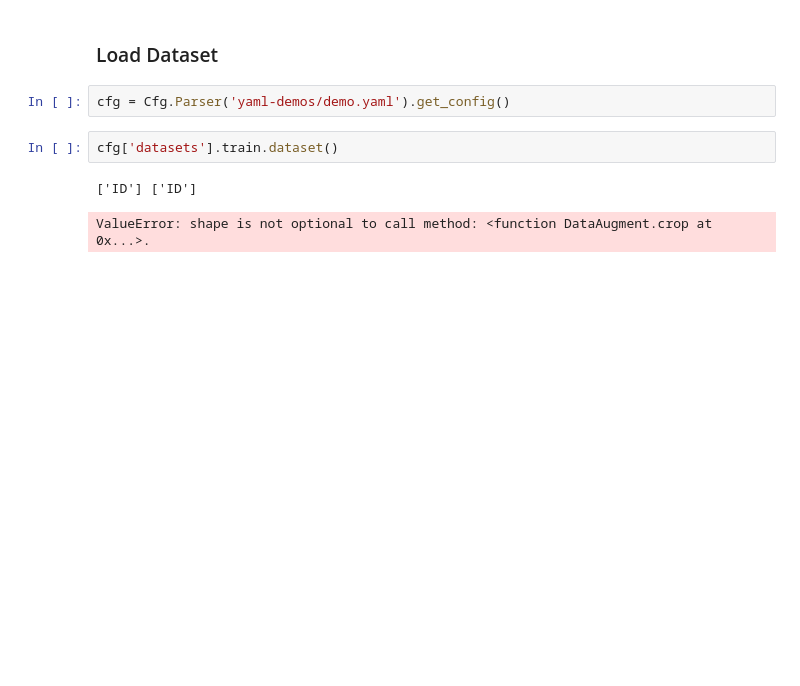
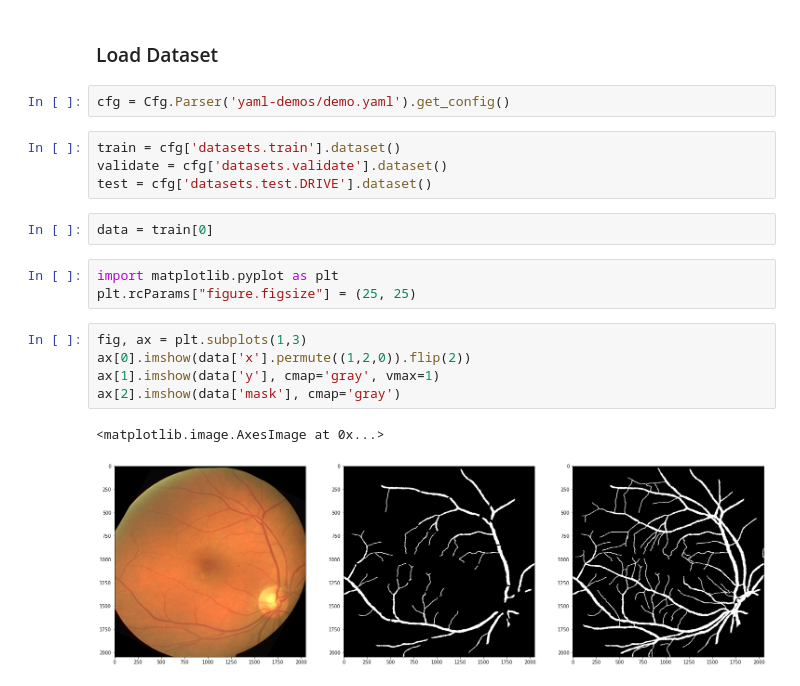
Before and after one commit to gabriel-lepetitaimon/nn-template, a Jupyter notebook: unit_test/DataAugmentation.ipynb, the cells around one changed output. Drawn from its saved outputs; the diff is of its cells as text; blank space fills up the shorter version.

```diff
--- a/unit_test/DataAugmentation.ipynb
+++ b/unit_test/DataAugmentation.ipynb
@@ -15,7 +15,19 @@ import nn_template.optuna
 # %%
 cfg = Cfg.Parser('yaml-demos/demo.yaml').get_config()
 # %%
-cfg['datasets'].train.dataset()
+train = cfg['datasets.train'].dataset()
+validate = cfg['datasets.validate'].dataset()
+test = cfg['datasets.test.DRIVE'].dataset()
-# %% [output]
-['ID'] ['ID']
-ValueError: shape is not optional to call method: <function DataAugment.crop at 0x...>.
+# %%
+data = train[0]
+# %%
+import matplotlib.pyplot as plt
+plt.rcParams["figure.figsize"] = (25, 25)
+# %%
+fig, ax = plt.subplots(1,3)
+ax[0].imshow(data['x'].permute((1,2,0)).flip(2))
+ax[1].imshow(data['y'], cmap='gray', vmax=1)
+ax[2].imshow(data['mask'], cmap='gray')
+# %% [output]
+<matplotlib.image.AxesImage at 0x...>
+[figure, added]
```
Also changed, not shown: 6 other files.
